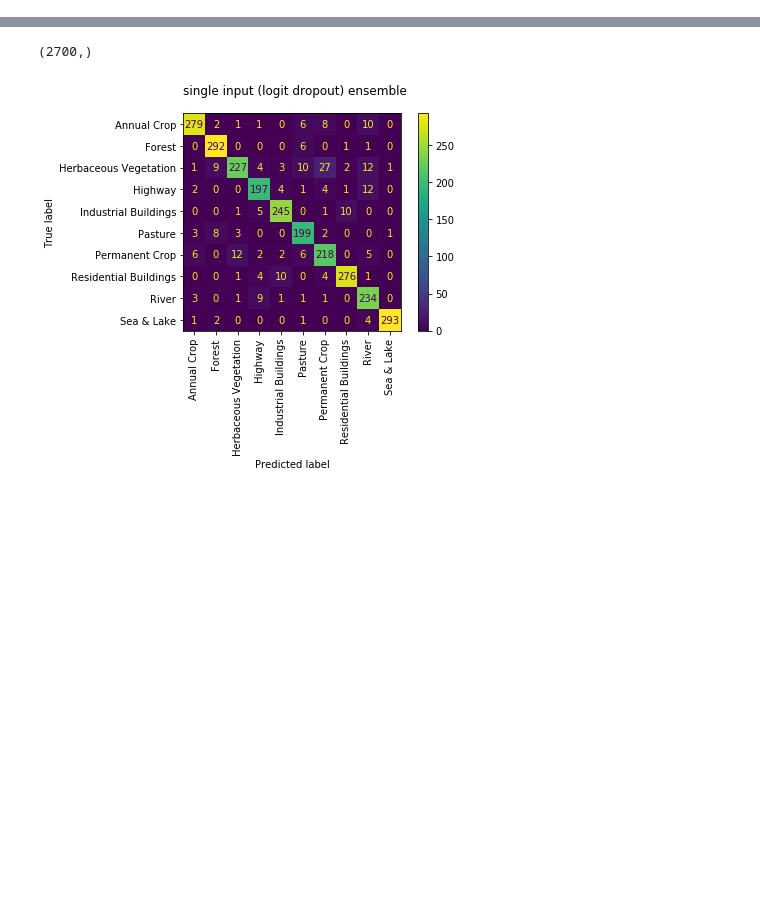
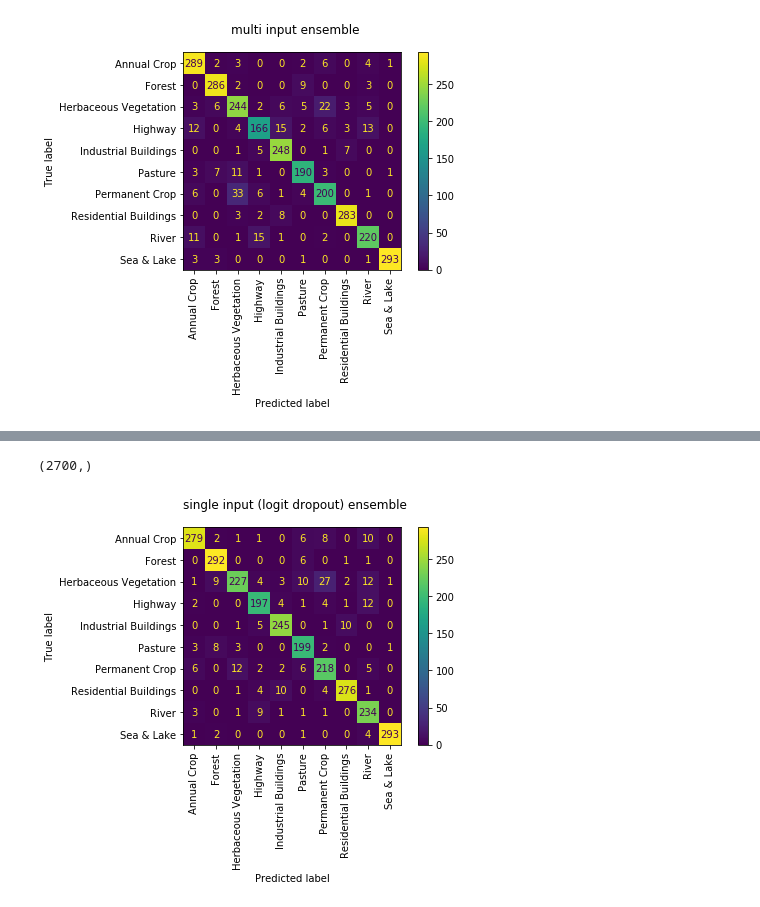
Before and after one commit to matpalm/ensemble_net, a Jupyter notebook: blog/ensemble_quality_on_test.ipynb, the cells around one changed output, grey strips where cells are left out. Drawn from its saved outputs; the diff is of its cells as text; code cells hidden in the pictures; blank space fills up the shorter version.

```diff
--- a/blog/ensemble_quality_on_test.ipynb
+++ b/blog/ensemble_quality_on_test.ipynb
@@ -49,0 +139,4 @@ objax.io.load_var_collection('saved_models/12_full_rerun/20200916_024542/ckpt/00
+# %%
+save_plot(y_true, y_pred, "multi input ensemble", "/tmp/cm.mimo.ensemble.png")
+# %% [output]
+[figure, added]
```
Also changed, not shown: parts of 28 cells of this notebook.
